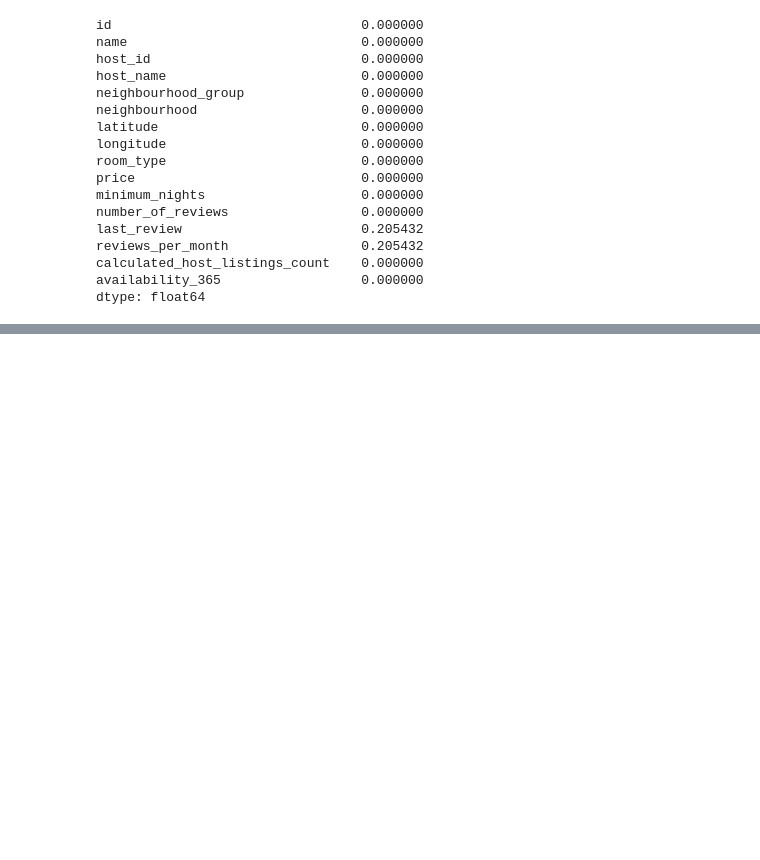
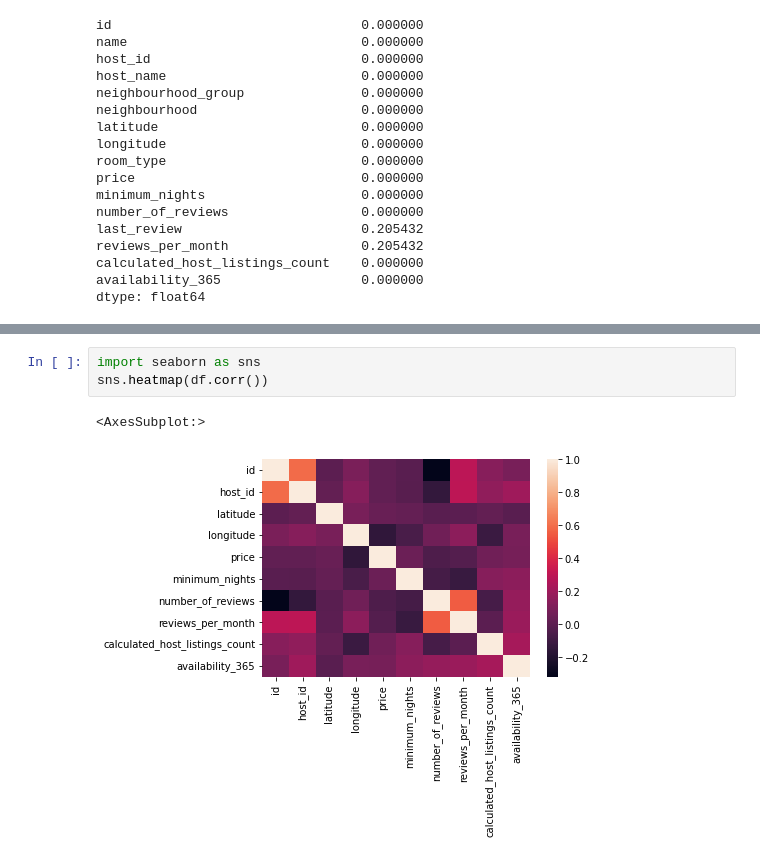
Before and after one commit to amithsbhat/machinelearning, a Jupyter notebook: nyc-airbnb.ipynb, the cells around one changed output, grey strips where cells are left out. Saved outputs shown, nothing was run; the diff lists cells and outputs as text; blank space fills up the shorter version.

```diff
--- a/nyc-airbnb.ipynb
+++ b/nyc-airbnb.ipynb
@@ -153,0 +139,6 @@ for col in df_dr_name.columns:
+# %%
+import seaborn as sns
+sns.heatmap(df.corr())
+# %% [output]
+<AxesSubplot:>
+[figure, added]
```
Also changed, not shown: parts of 9 cells of this notebook.
